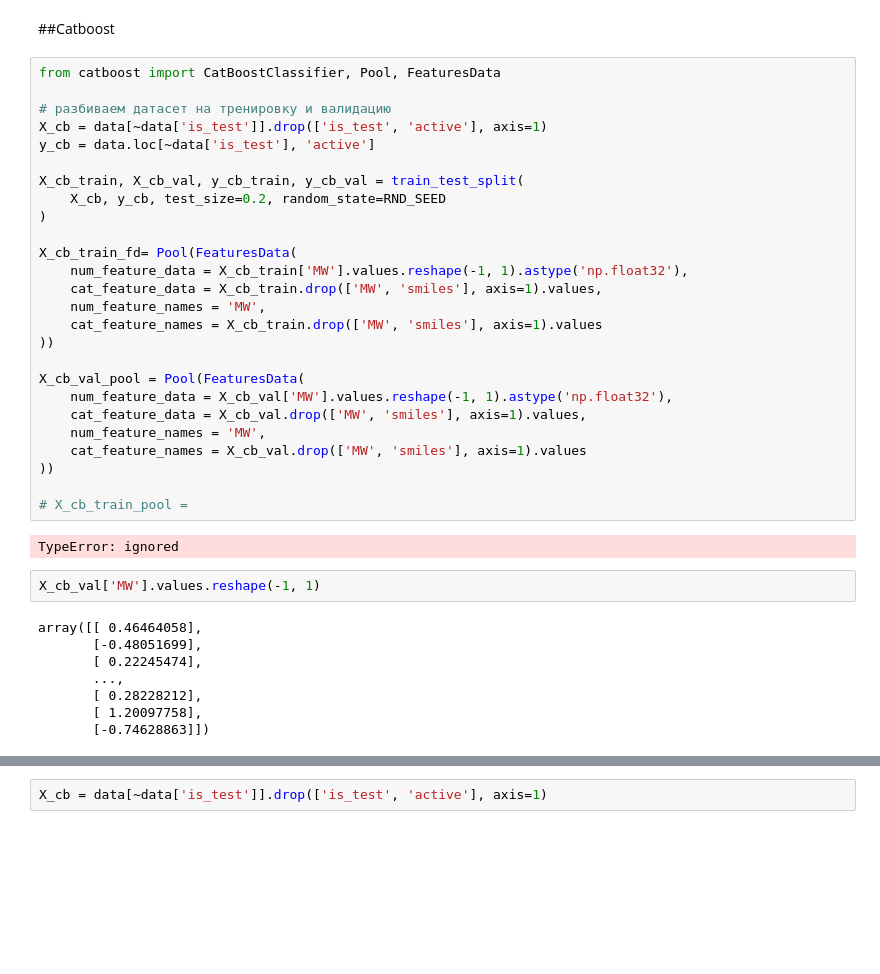
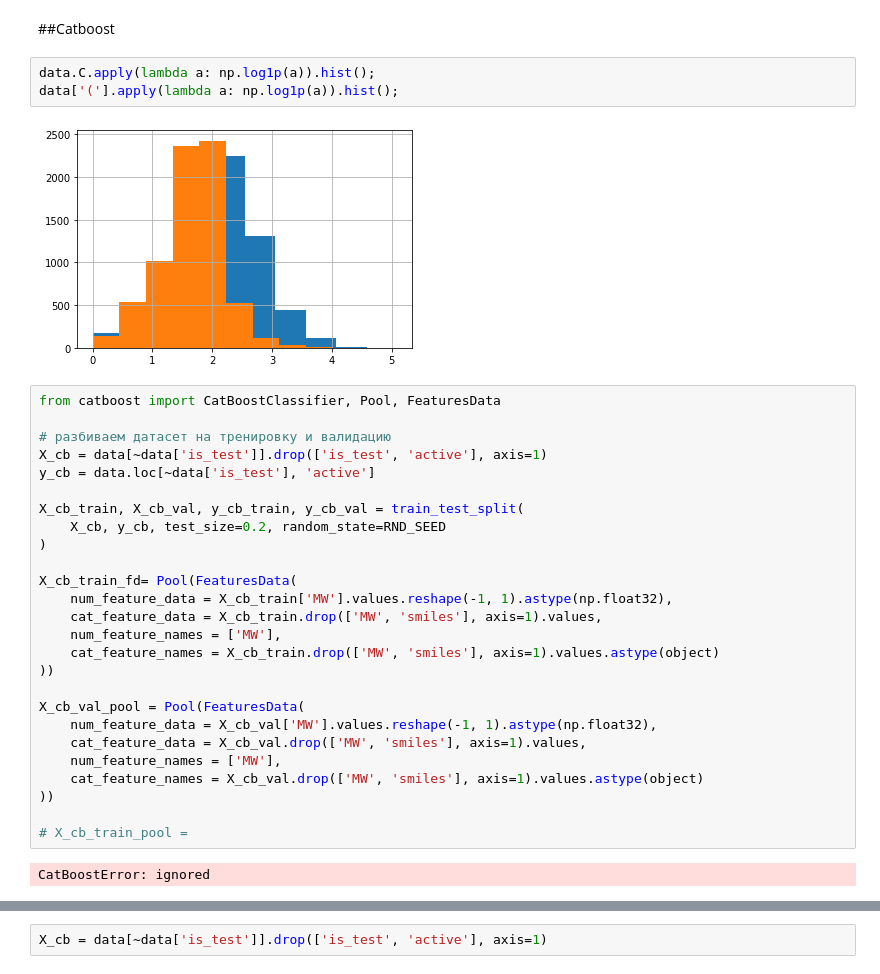
Before and after one commit to akitim/Ligand_activity_prediction_GlobalAI2022, a Jupyter notebook: ligand_activity_prediction.ipynb, the cells around one changed output, grey strips where cells are left out. Drawn from its saved outputs; the diff is of its cells as text; blank space fills up the shorter version.

```diff
--- a/ligand_activity_prediction.ipynb
+++ b/ligand_activity_prediction.ipynb
@@ -267,6 +258,11 @@ Max F1 = 0.11204538764574293
 [figure]
 # %% [markdown]
 ##Catboost
+# %%
+data.C.apply(lambda a: np.log1p(a)).hist();
+data['('].apply(lambda a: np.log1p(a)).hist();
+# %% [output]
+[figure, added]
 # %%
 from catboost import CatBoostClassifier, Pool, FeaturesData
 
@@ -279,29 +275,19 @@ X_cb_train, X_cb_val, y_cb_train, y_cb_val = train_test_split(
 )
 
 X_cb_train_fd= Pool(FeaturesData(
-    num_feature_data = X_cb_train['MW'].values.reshape(-1, 1).astype('np.float32'),
+    num_feature_data = X_cb_train['MW'].values.reshape(-1, 1).astype(np.float32),
     cat_feature_data = X_cb_train.drop(['MW', 'smiles'], axis=1).values,
-    num_feature_names = 'MW',
-    cat_feature_names = X_cb_train.drop(['MW', 'smiles'], axis=1).values
+    num_feature_names = ['MW'],
+    cat_feature_names = X_cb_train.drop(['MW', 'smiles'], axis=1).values.astype(object)
 ))
 
 X_cb_val_pool = Pool(FeaturesData(
-    num_feature_data = X_cb_val['MW'].values.reshape(-1, 1).astype('np.float32'),
+    num_feature_data = X_cb_val['MW'].values.reshape(-1, 1).astype(np.float32),
     cat_feature_data = X_cb_val.drop(['MW', 'smiles'], axis=1).values,
-    num_feature_names = 'MW',
-    cat_feature_names = X_cb_val.drop(['MW', 'smiles'], axis=1).values
+    num_feature_names = ['MW'],
+    cat_feature_names = X_cb_val.drop(['MW', 'smiles'], axis=1).values.astype(object)
 ))
 
 # X_cb_train_pool =
 # %% [output]
-TypeError: ignored
+CatBoostError: ignored
-# %%
-X_cb_val['MW'].values.reshape(-1, 1)
-# %% [output]
-array([[ 0.46464058],
-       [-0.48051699],
-       [ 0.22245474],
-       ...,
-       [ 0.28228212],
-       [ 1.20097758],
-       [-0.74628863]])
```
Also changed, not shown: parts of 17 cells of this notebook.
